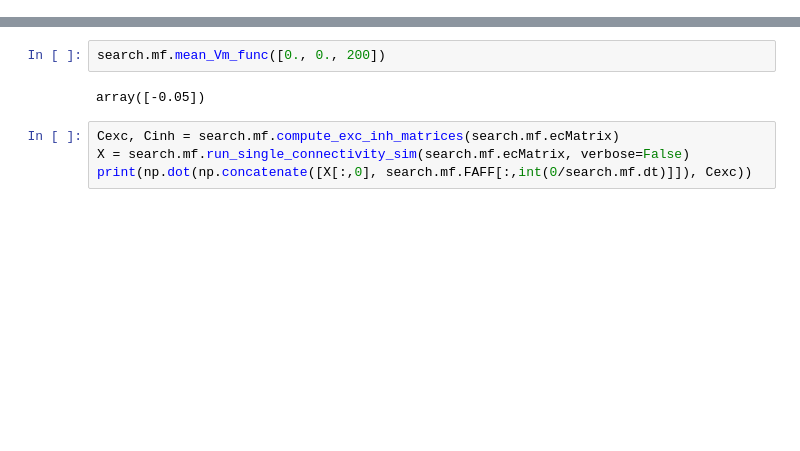
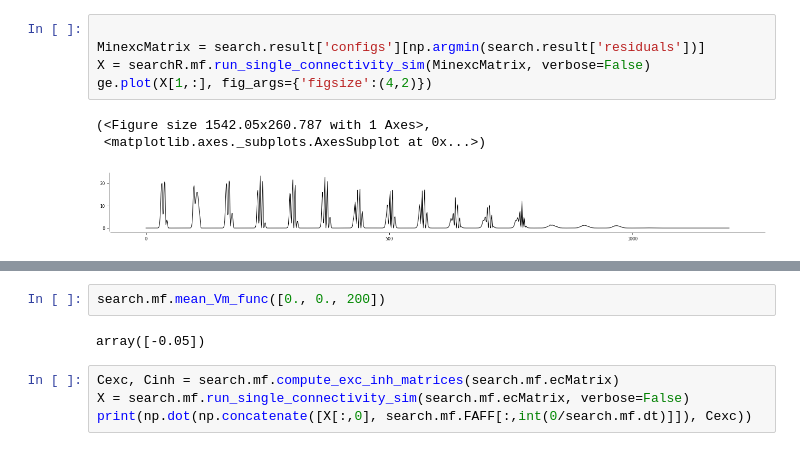
Before and after one commit to yzerlaut/spkNtwk-cortStatesWakefulness, a Jupyter notebook: notebook.ipynb, the cells around one changed output, grey strips where cells are left out. Saved outputs shown, nothing was run; the diff lists cells and outputs as text; blank space fills up the shorter version.

```diff
--- a/notebook.ipynb
+++ b/notebook.ipynb
@@ -6,0 +143,9 @@ import time
+# %%
+
+MinexcMatrix = search.result['configs'][np.argmin(search.result['residuals'])]
+X = searchR.mf.run_single_connectivity_sim(MinexcMatrix, verbose=False)
+ge.plot(X[1,:], fig_args={'figsize':(4,2)})
+# %% [output]
+(<Figure size 1542.05x260.787 with 1 Axes>,
+ <matplotlib.axes._subplots.AxesSubplot at 0x...>)
+[figure, added]
```
Also changed, not shown: parts of 17 cells of this notebook, 1 other file.
